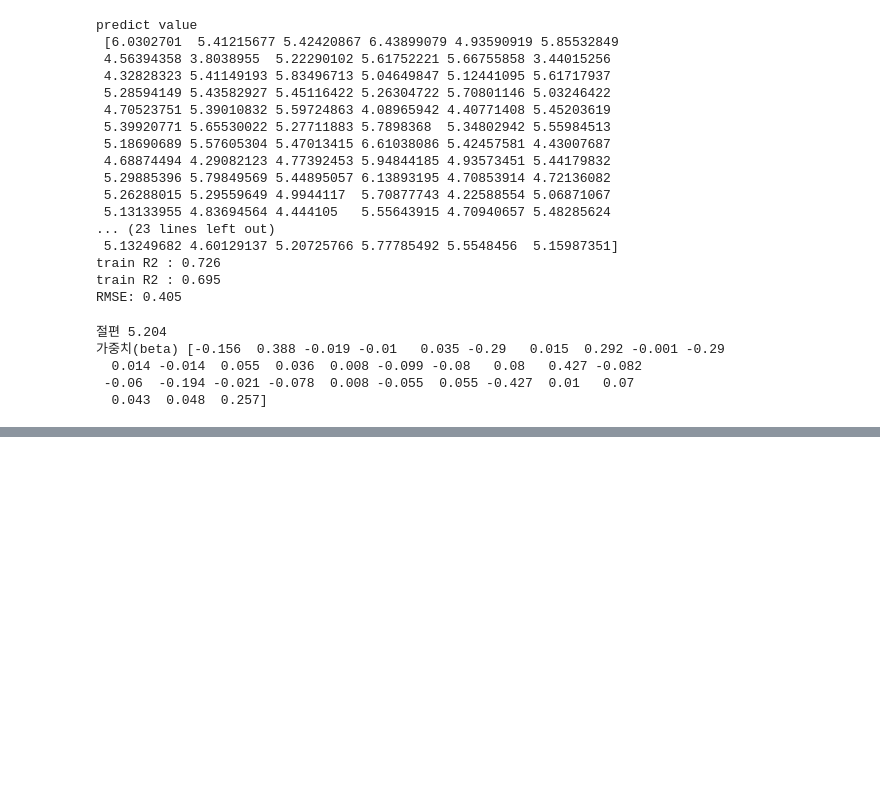
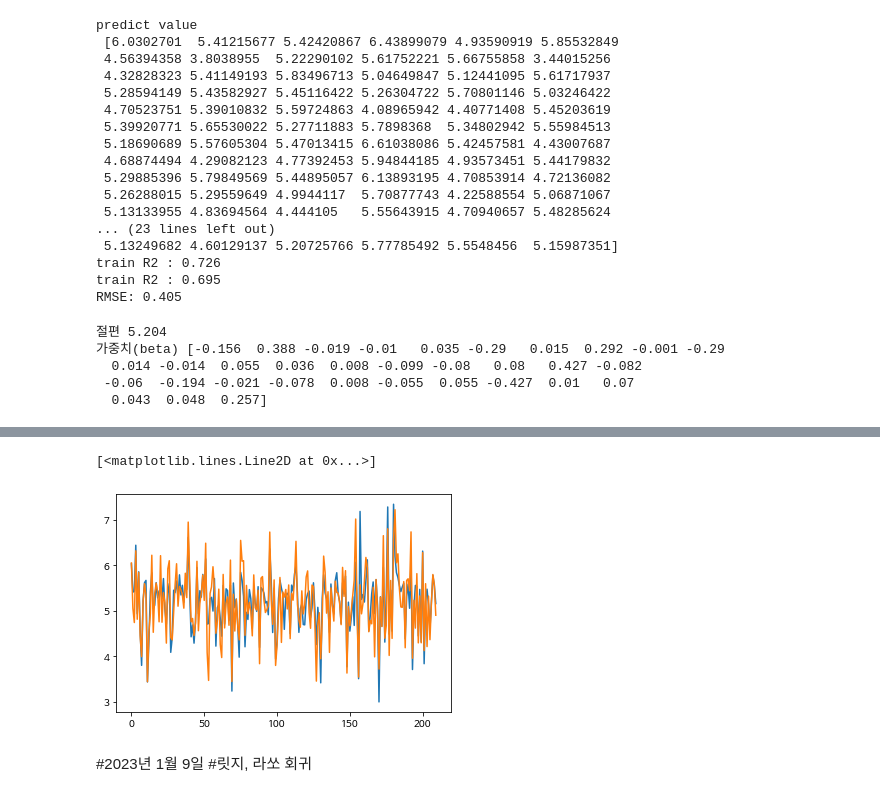
Before and after one commit to hyeokjun0804/HJ_BigData_Maketing_Course, a Jupyter notebook: 머신러닝.ipynb, the cells around one changed output, grey strips where cells are left out. Saved outputs shown, nothing was run; the diff lists cells and outputs as text; code cells hidden in the pictures; blank space fills up the shorter version.

```diff
--- a/머신러닝.ipynb
+++ b/머신러닝.ipynb
@@ -406,3 +441,8 @@ print("가중치(beta)", np.round(lr.coef_, 3))
   0.014 -0.014  0.055  0.036  0.008 -0.099 -0.08   0.08   0.427 -0.082
  -0.06  -0.194 -0.021 -0.078  0.008 -0.055  0.055 -0.427  0.01   0.07
   0.043  0.048  0.257]
+# %%
+Y_test_df = pd.DataFrame(Y_test)
+Y_test_df = Y_test_df.reset_index()
+Y_test_df = pd.DataFrame(Y_test_df["평균 구매주기"])
+Y_test_df
@@ -408,0 +463,3 @@ print("가중치(beta)", np.round(lr.coef_, 3))
+# %%
+Y_pred_df = pd.DataFrame(Y_pred)
+Y_pred_df
@@ -408,0 +480,12 @@ print("가중치(beta)", np.round(lr.coef_, 3))
+# %%
+import matplotlib.pyplot as plt
+
+%matplotlib inline
+plt.plot(Y_pred_df)
+plt.plot(Y_test_df)
+# %% [output]
+[<matplotlib.lines.Line2D at 0x...>]
+[figure, added]
+# %% [markdown]
+#2023년 1월 9일
+#릿지, 라쏘 회귀
```
Also changed, not shown: parts of 9 cells of this notebook.
